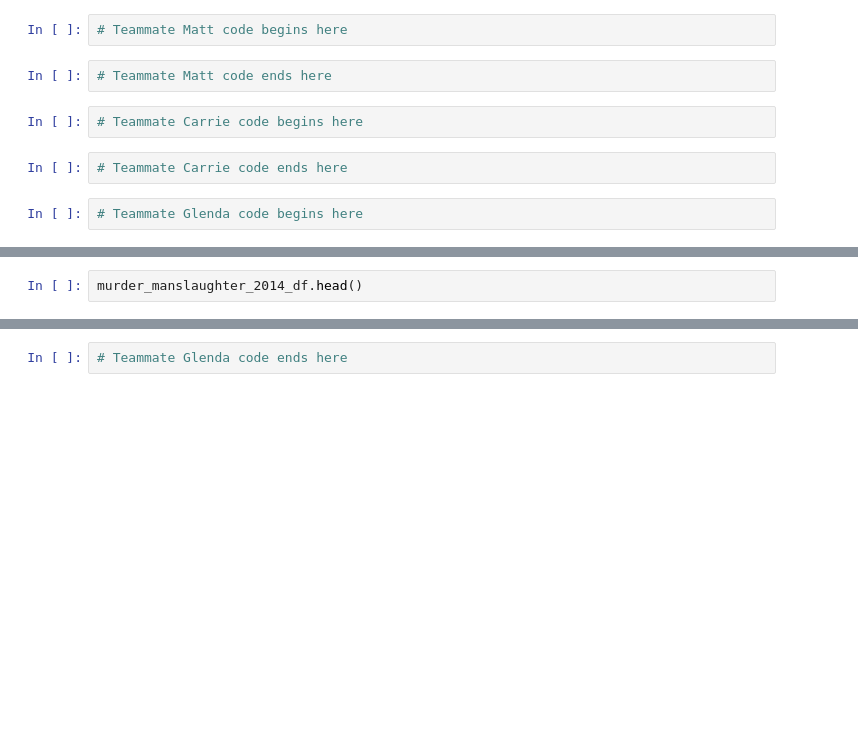
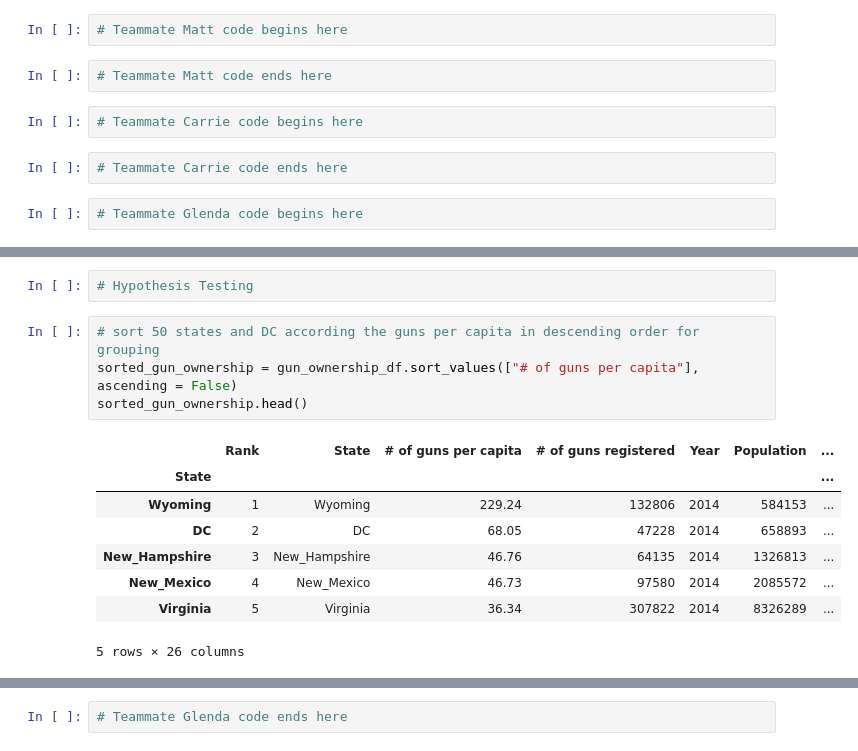
Before and after one commit to csadlo/GunOwnersAndCrime, a Jupyter notebook: analyze.ipynb, the cells around one changed output, grey strips where cells are left out. Cells and saved outputs as stored; diff of their text form; blank space fills up the shorter version.

```diff
--- a/analyze.ipynb
+++ b/analyze.ipynb
@@ -229,2 +341,15 @@ fig.show()
-# %%
-murder_manslaughter_2014_df.head()
+# %%
+# Hypothesis Testing
+# %%
+# sort 50 states and DC according the guns per capita in descending order for grouping
+sorted_gun_ownership = gun_ownership_df.sort_values(["# of guns per capita"], ascending = False)
+sorted_gun_ownership.head()
+# %% [output]
+|  | Rank | State | # of guns per capita | # of guns registered | Year | Population | ... |
+| State |  |  |  |  |  |  | ... |
+| Wyoming | 1 | Wyoming | 229.24 | 132806 | 2014 | 584153 | ... |
+| DC | 2 | DC | 68.05 | 47228 | 2014 | 658893 | ... |
+| New_Hampshire | 3 | New_Hampshire | 46.76 | 64135 | 2014 | 1326813 | ... |
+| New_Mexico | 4 | New_Mexico | 46.73 | 97580 | 2014 | 2085572 | ... |
+| Virginia | 5 | Virginia | 36.34 | 307822 | 2014 | 8326289 | ... |
+5 rows × 26 columns
```
Also changed, not shown: parts of 23 cells of this notebook.
